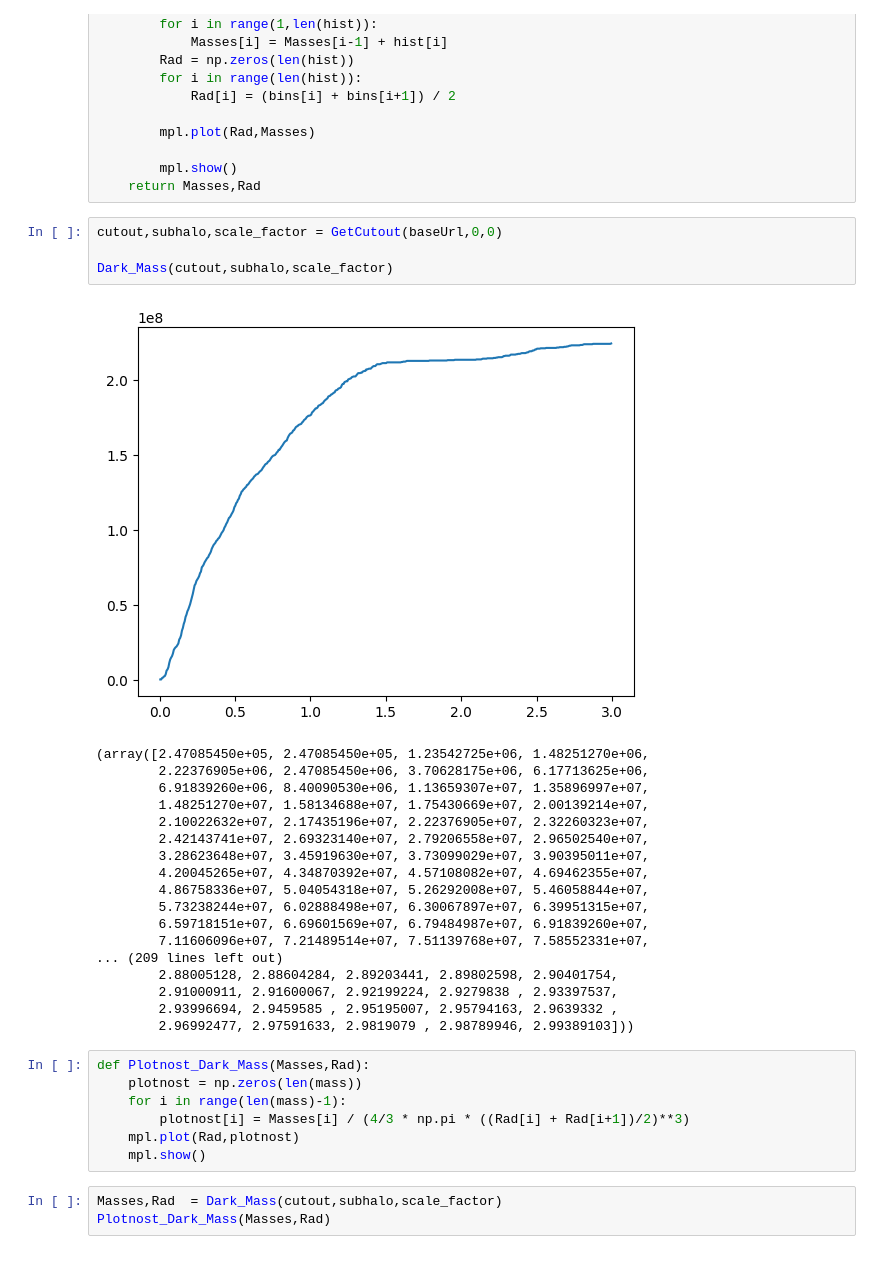
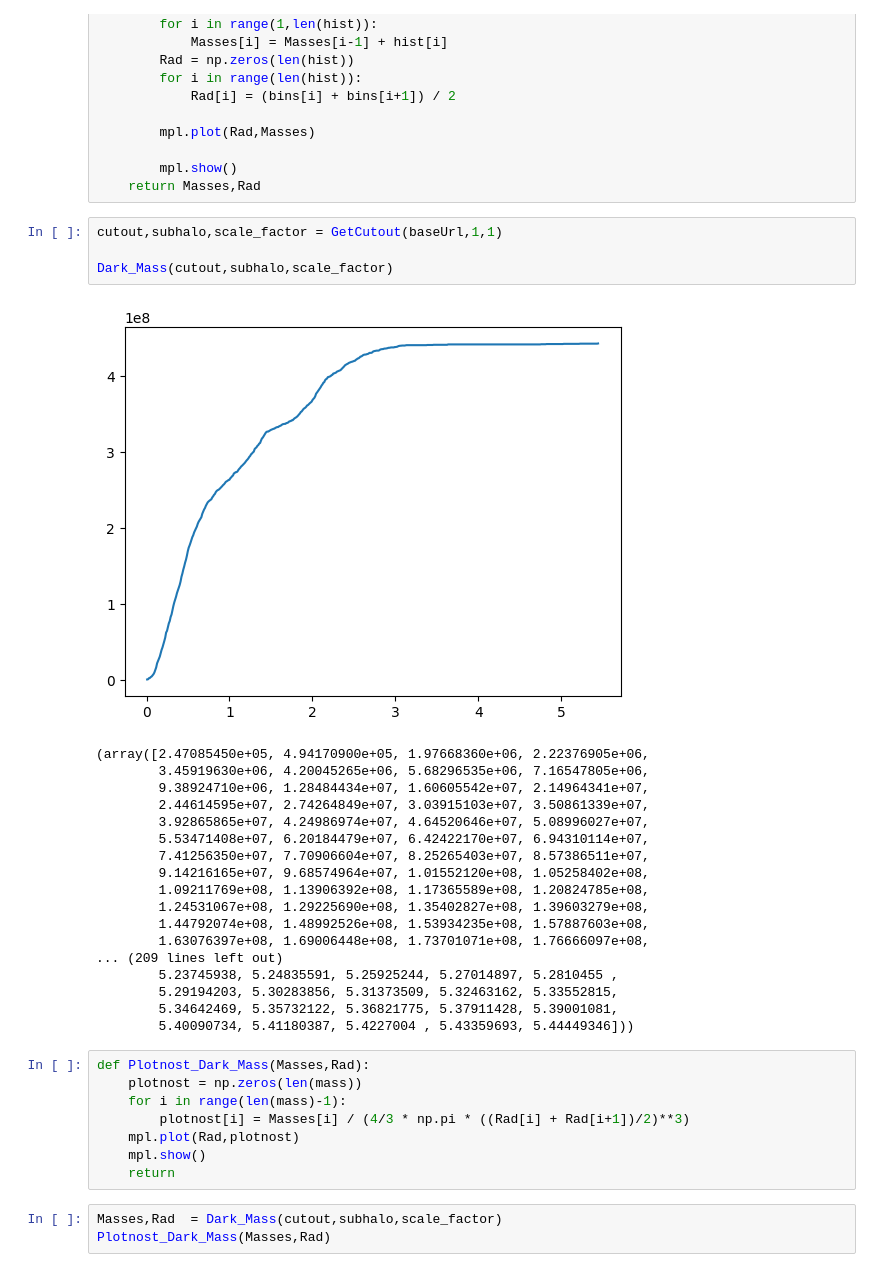
Before and after one commit to merkulovaveraastro9-source/AstronomyProject, a Jupyter notebook: Untitled3.ipynb, the cells around one changed output. Drawn from its saved outputs; the diff is of its cells as text.

```diff
--- a/Untitled3.ipynb
+++ b/Untitled3.ipynb
@@ -521,28 +521,28 @@ def Dark_Mass(cutout,subhalo,scale_factor):
         mpl.show()
     return Masses,Rad
 # %%
-cutout,subhalo,scale_factor = GetCutout(baseUrl,0,0)
+cutout,subhalo,scale_factor = GetCutout(baseUrl,1,1)
 
 Dark_Mass(cutout,subhalo,scale_factor)
 # %% [output]
-[figure, old version]
+[figure, new version]
-(array([2.47085450e+05, 2.47085450e+05, 1.23542725e+06, 1.48251270e+06,
-        2.22376905e+06, 2.47085450e+06, 3.70628175e+06, 6.17713625e+06,
-        6.91839260e+06, 8.40090530e+06, 1.13659307e+07, 1.35896997e+07,
-        1.48251270e+07, 1.58134688e+07, 1.75430669e+07, 2.00139214e+07,
-        2.10022632e+07, 2.17435196e+07, 2.22376905e+07, 2.32260323e+07,
-        2.42143741e+07, 2.69323140e+07, 2.79206558e+07, 2.96502540e+07,
-        3.28623648e+07, 3.45919630e+07, 3.73099029e+07, 3.90395011e+07,
-        4.20045265e+07, 4.34870392e+07, 4.57108082e+07, 4.69462355e+07,
-        4.86758336e+07, 5.04054318e+07, 5.26292008e+07, 5.46058844e+07,
-        5.73238244e+07, 6.02888498e+07, 6.30067897e+07, 6.39951315e+07,
-        6.59718151e+07, 6.69601569e+07, 6.79484987e+07, 6.91839260e+07,
-        7.11606096e+07, 7.21489514e+07, 7.51139768e+07, 7.58552331e+07,
+(array([2.47085450e+05, 4.94170900e+05, 1.97668360e+06, 2.22376905e+06,
+        3.45919630e+06, 4.20045265e+06, 5.68296535e+06, 7.16547805e+06,
+        9.38924710e+06, 1.28484434e+07, 1.60605542e+07, 2.14964341e+07,
+        2.44614595e+07, 2.74264849e+07, 3.03915103e+07, 3.50861339e+07,
+        3.92865865e+07, 4.24986974e+07, 4.64520646e+07, 5.08996027e+07,
+        5.53471408e+07, 6.20184479e+07, 6.42422170e+07, 6.94310114e+07,
+        7.41256350e+07, 7.70906604e+07, 8.25265403e+07, 8.57386511e+07,
+        9.14216165e+07, 9.68574964e+07, 1.01552120e+08, 1.05258402e+08,
+        1.09211769e+08, 1.13906392e+08, 1.17365589e+08, 1.20824785e+08,
+        1.24531067e+08, 1.29225690e+08, 1.35402827e+08, 1.39603279e+08,
+        1.44792074e+08, 1.48992526e+08, 1.53934235e+08, 1.57887603e+08,
+        1.63076397e+08, 1.69006448e+08, 1.73701071e+08, 1.76666097e+08,
 ... (209 lines left out)
-        2.88005128, 2.88604284, 2.89203441, 2.89802598, 2.90401754,
-        2.91000911, 2.91600067, 2.92199224, 2.9279838 , 2.93397537,
-        2.93996694, 2.9459585 , 2.95195007, 2.95794163, 2.9639332 ,
-        2.96992477, 2.97591633, 2.9819079 , 2.98789946, 2.99389103]))
+        5.23745938, 5.24835591, 5.25925244, 5.27014897, 5.2810455 ,
+        5.29194203, 5.30283856, 5.31373509, 5.32463162, 5.33552815,
+        5.34642469, 5.35732122, 5.36821775, 5.37911428, 5.39001081,
+        5.40090734, 5.41180387, 5.4227004 , 5.43359693, 5.44449346]))
 # %%
 def Plotnost_Dark_Mass(Masses,Rad):
     plotnost = np.zeros(len(mass))
@@ -550,6 +550,7 @@ def Plotnost_Dark_Mass(Masses,Rad):
         plotnost[i] = Masses[i] / (4/3 * np.pi * ((Rad[i] + Rad[i+1])/2)**3)
     mpl.plot(Rad,plotnost)
     mpl.show()
+    return
 # %%
 Masses,Rad  = Dark_Mass(cutout,subhalo,scale_factor)
 Plotnost_Dark_Mass(Masses,Rad)
```
Also changed, not shown: parts of 1 cell of this notebook, 1 other file.
